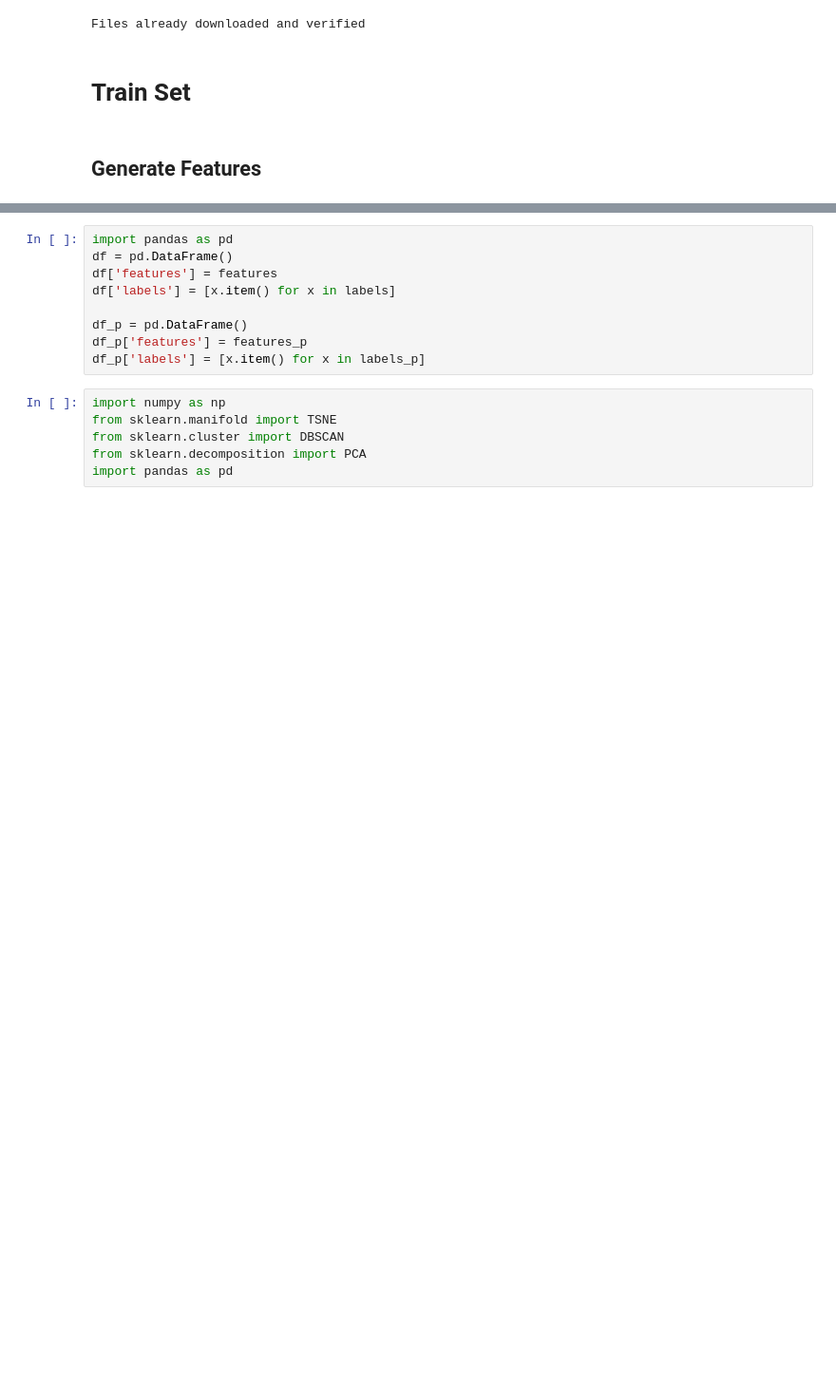
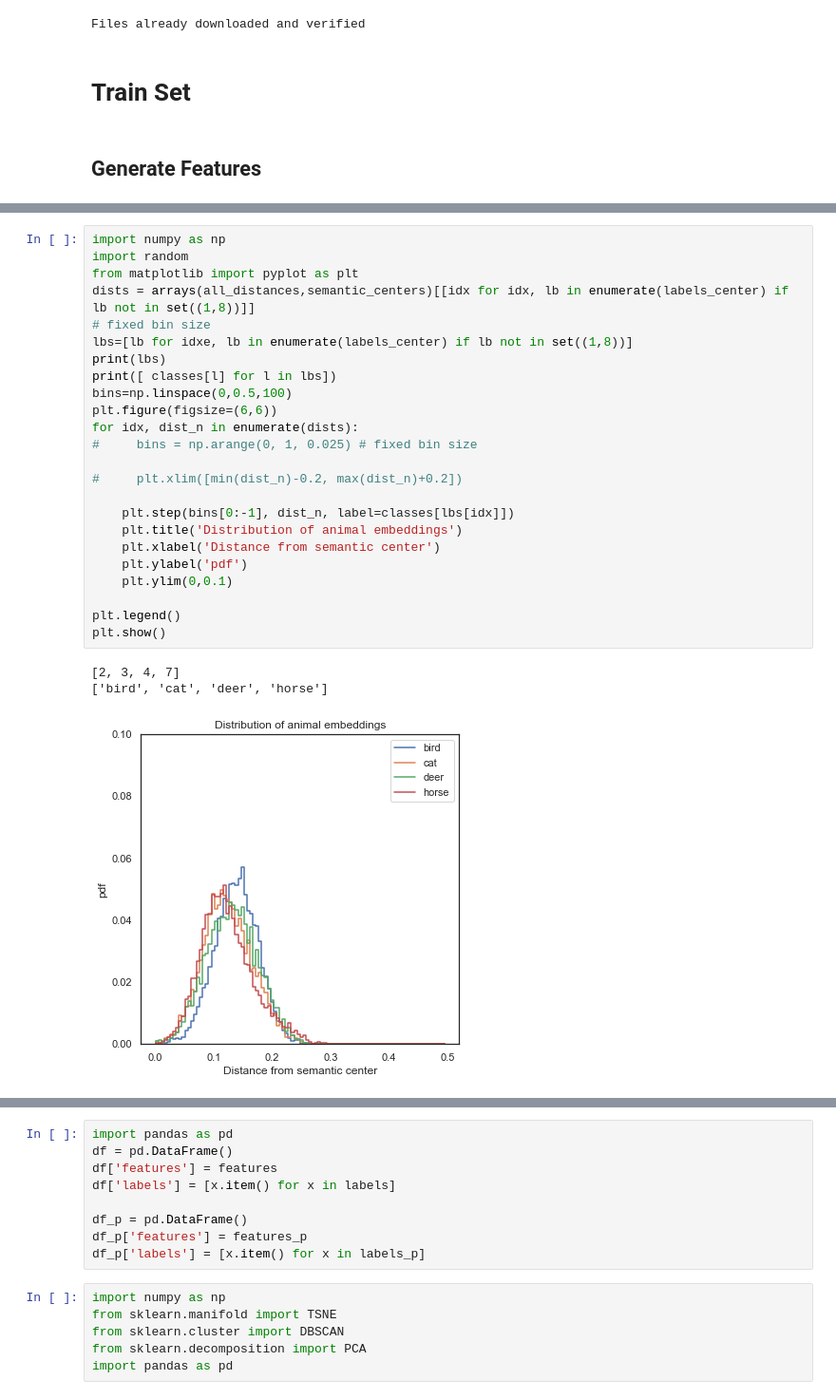
Before and after one commit to rayreed137/whylogs, a Jupyter notebook: examples/whylogs-image/whylogs-image-clusters.ipynb, the cells around one changed output, grey strips where cells are left out. Shown at 95% size. Cells and saved outputs as stored; diff of their text form; blank space fills up the shorter version.

```diff
--- a/examples/whylogs-image/whylogs-image-clusters.ipynb
+++ b/examples/whylogs-image/whylogs-image-clusters.ipynb
@@ -186,0 +383,28 @@ features_p = nn.functional.normalize(torch.stack(features_p), p=2, dim=1)
+# %%
+import numpy as np
+import random
+from matplotlib import pyplot as plt
+dists = arrays(all_distances,semantic_centers)[[idx for idx, lb in enumerate(labels_center) if lb not in set((1,8))]]
+# fixed bin size
+lbs=[lb for idxe, lb in enumerate(labels_center) if lb not in set((1,8))]
+print(lbs)
+print([ classes[l] for l in lbs])
+bins=np.linspace(0,0.5,100)
+plt.figure(figsize=(6,6))
+for idx, dist_n in enumerate(dists):
+#     bins = np.arange(0, 1, 0.025) # fixed bin size
+
+#     plt.xlim([min(dist_n)-0.2, max(dist_n)+0.2])
+
+    plt.step(bins[0:-1], dist_n, label=classes[lbs[idx]])
+    plt.title('Distribution of animal embeddings')
+    plt.xlabel('Distance from semantic center')
+    plt.ylabel('pdf')
+    plt.ylim(0,0.1)
+
+plt.legend()
+plt.show()
+# %% [output]
+[2, 3, 4, 7]
+['bird', 'cat', 'deer', 'horse']
+[figure, added]
```
Also changed, not shown: parts of 83 cells of this notebook, 2 other files.
